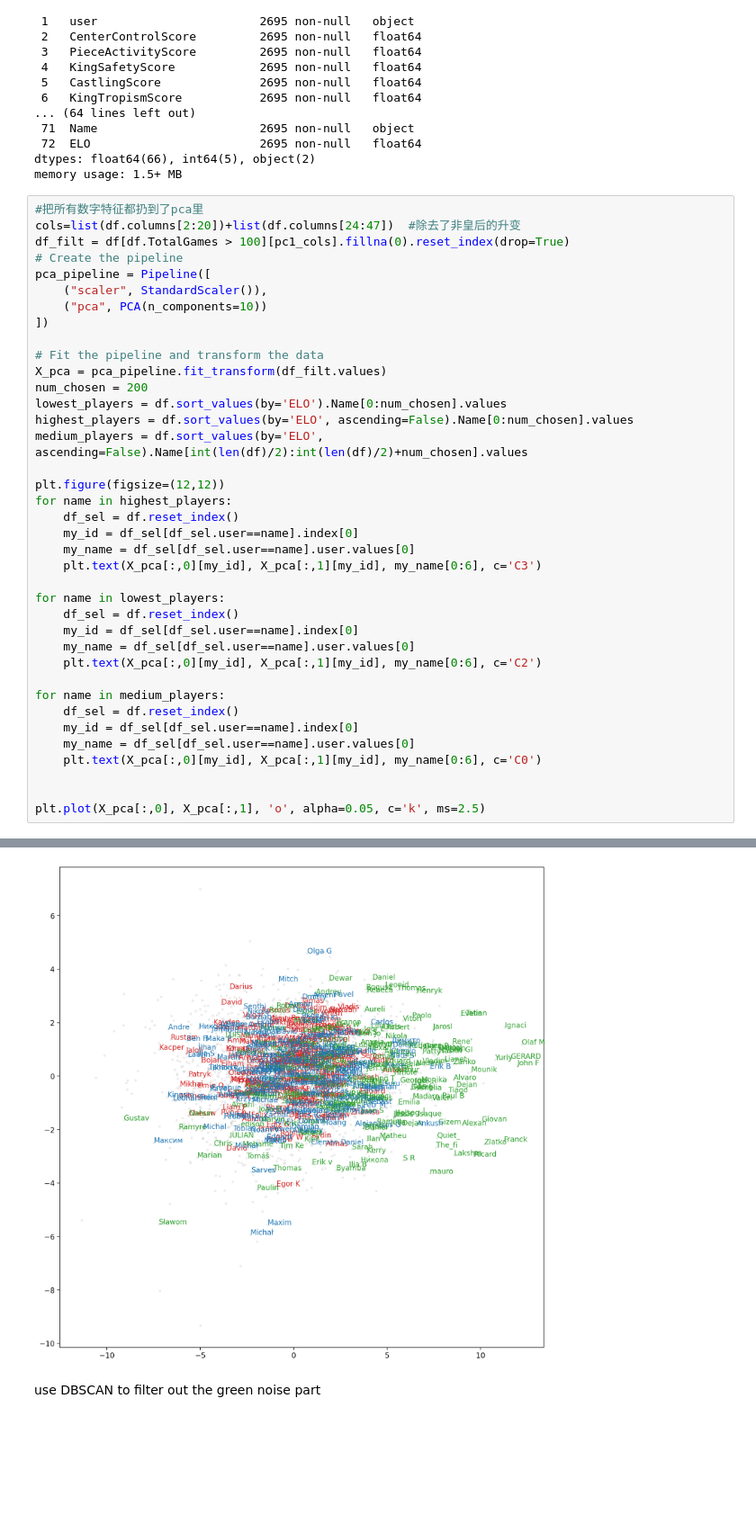
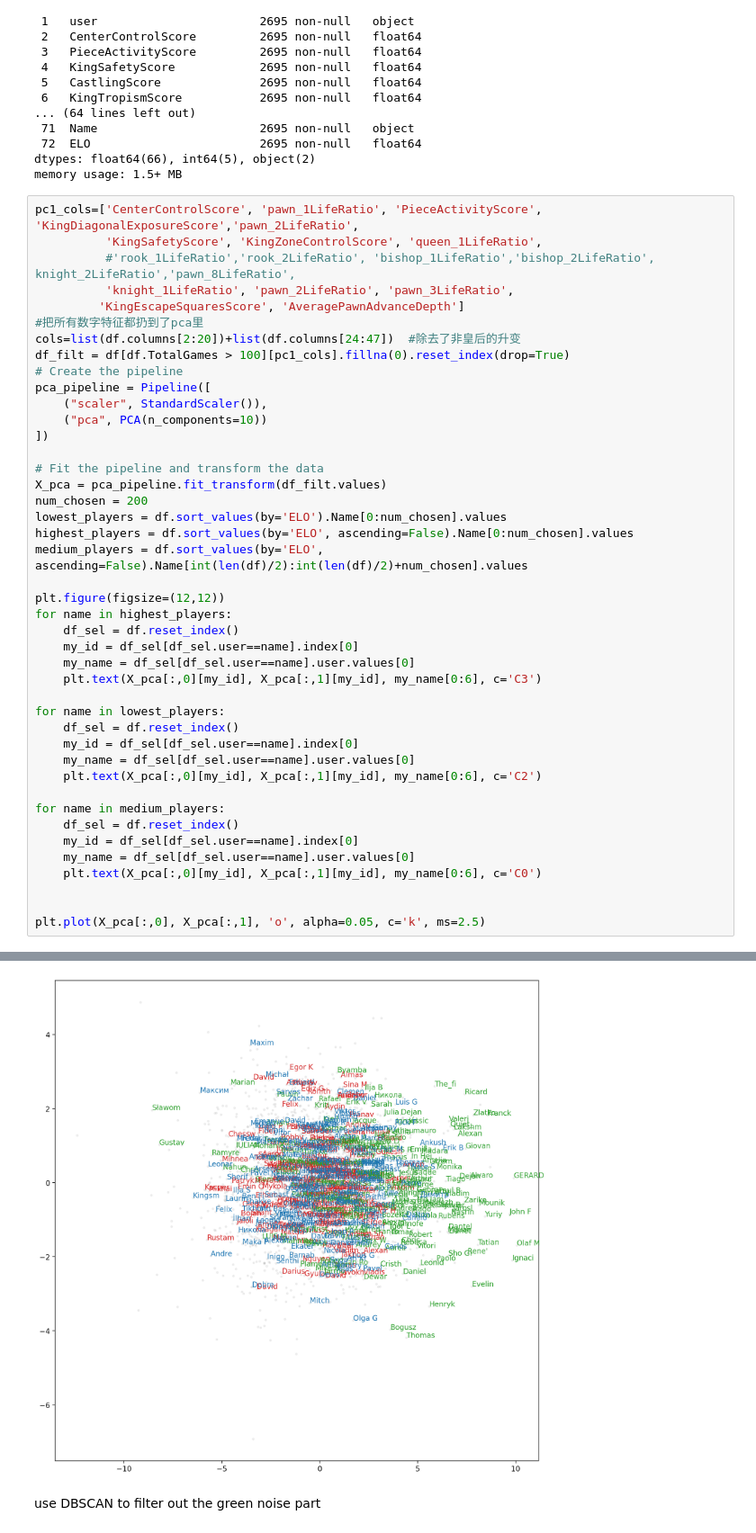
Before and after one commit to zZimablueee/Chess, a Jupyter notebook: player-cluster/PCA.ipynb, the cells around one changed output, grey strips where cells are left out. Shown at 90% size. Cells and saved outputs as stored; diff of their text form; blank space fills up the shorter version.

```diff
--- a/player-cluster/PCA.ipynb
+++ b/player-cluster/PCA.ipynb
@@ -42,6 +42,11 @@ Data columns (total 73 columns):
 dtypes: float64(66), int64(5), object(2)
 memory usage: 1.5+ MB
 # %%
+pc1_cols=['CenterControlScore', 'pawn_1LifeRatio', 'PieceActivityScore', 'KingDiagonalExposureScore','pawn_2LifeRatio',
+          'KingSafetyScore', 'KingZoneControlScore', 'queen_1LifeRatio',
+          #'rook_1LifeRatio','rook_2LifeRatio', 'bishop_1LifeRatio','bishop_2LifeRatio', knight_2LifeRatio','pawn_8LifeRatio',
+          'knight_1LifeRatio', 'pawn_2LifeRatio', 'pawn_3LifeRatio',
+         'KingEscapeSquaresScore', 'AveragePawnAdvanceDepth']
 #把所有数字特征都扔到了pca里
 cols=list(df.columns[2:20])+list(df.columns[24:47])  #除去了非皇后的升变
 df_filt = df[df.TotalGames > 100][pc1_cols].fillna(0).reset_index(drop=True)
@@ -54,34 +59,34 @@ pca_pipeline = Pipeline([
 # Fit the pipeline and transform the data
 X_pca = pca_pipeline.fit_transform(df_filt.values)
 num_chosen = 200
 lowest_players = df.sort_values(by='ELO').Name[0:num_chosen].values
 highest_players = df.sort_values(by='ELO', ascending=False).Name[0:num_chosen].values
 medium_players = df.sort_values(by='ELO', ascending=False).Name[int(len(df)/2):int(len(df)/2)+num_chosen].values
 
 plt.figure(figsize=(12,12))
 for name in highest_players:
     df_sel = df.reset_index()
     my_id = df_sel[df_sel.user==name].index[0]
     my_name = df_sel[df_sel.user==name].user.values[0]
     plt.text(X_pca[:,0][my_id], X_pca[:,1][my_id], my_name[0:6], c='C3')
 
 for name in lowest_players:
     df_sel = df.reset_index()
     my_id = df_sel[df_sel.user==name].index[0]
     my_name = df_sel[df_sel.user==name].user.values[0]
     plt.text(X_pca[:,0][my_id], X_pca[:,1][my_id], my_name[0:6], c='C2')
 
 for name in medium_players:
     df_sel = df.reset_index()
     my_id = df_sel[df_sel.user==name].index[0]
     my_name = df_sel[df_sel.user==name].user.values[0]
     plt.text(X_pca[:,0][my_id], X_pca[:,1][my_id], my_name[0:6], c='C0')
 
 
 plt.plot(X_pca[:,0], X_pca[:,1], 'o', alpha=0.05, c='k', ms=2.5)
 # %% [output]
 [<matplotlib.lines.Line2D at 0x...>]
-[figure, old version]
+[figure, new version]
 # %% [markdown]
 use DBSCAN to filter out the green noise part
 # %%
```
Also changed, not shown: parts of 10 cells of this notebook, 7 other files.
